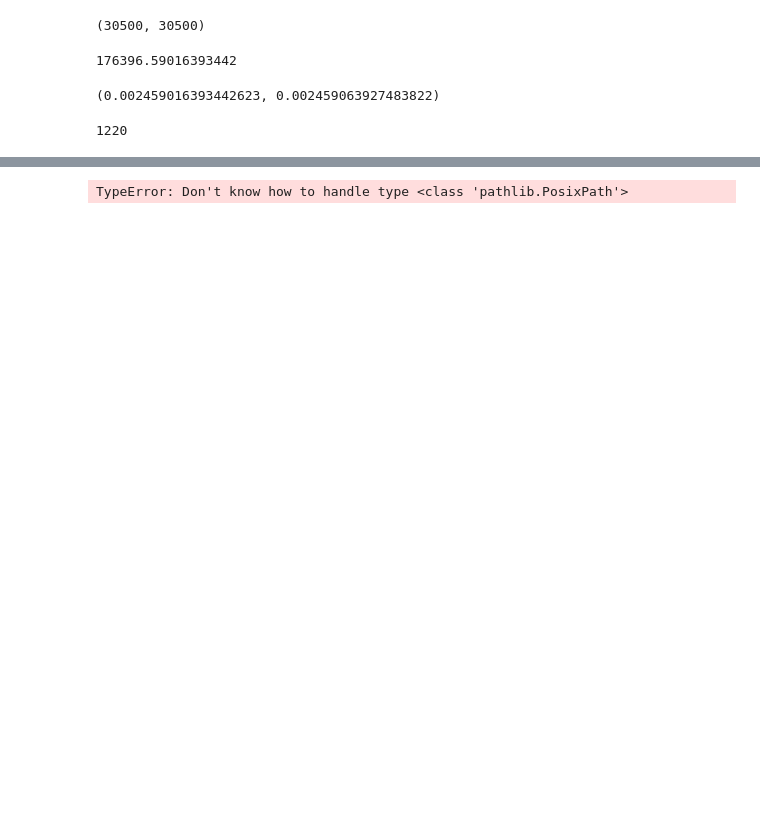
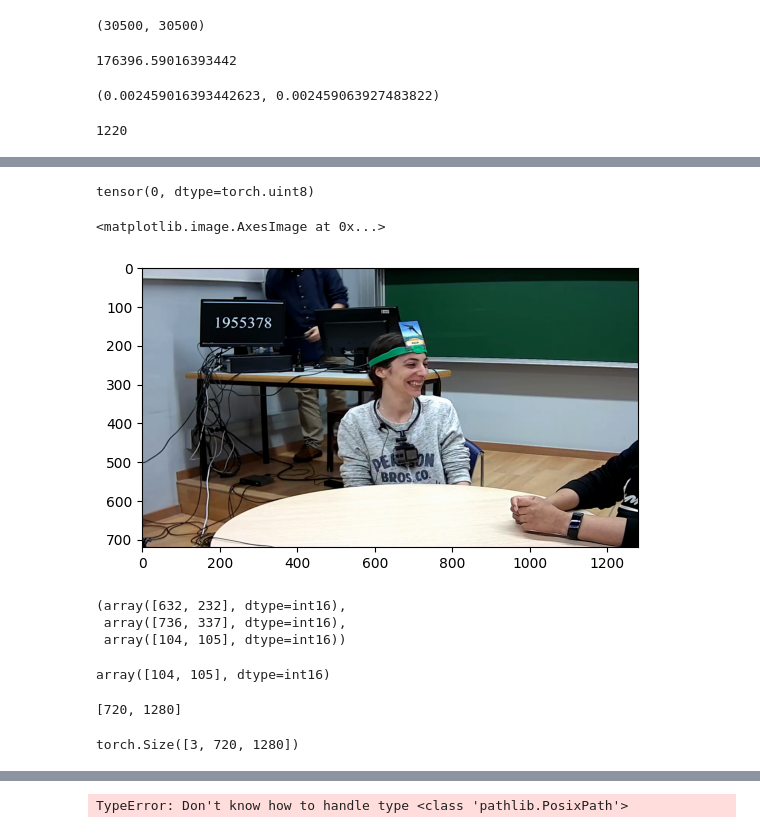
Before and after one commit to csuzs/udiva_regression, a Jupyter notebook: Untitled-1.ipynb, the cells around one changed output, grey strips where cells are left out. Cells and saved outputs as stored; diff of their text form; code cells hidden in the pictures; blank space fills up the shorter version.

```diff
--- a/Untitled-1.ipynb
+++ b/Untitled-1.ipynb
@@ -11,6 +19,6 @@ import sys
 # %%
 l = list(f.keys())
 # %%
-vr = VideoReader("002003/video/FC1_a.mp4")
-ar = AudioReader("002003/video/FC1_a.mp4",sample_rate=44100,mono=False)
+vr = VideoReader("train/recordings/animals_recordings_train/002003/FC1_A.mp4",)
+ar = AudioReader("train/recordings/animals_recordings_train/002003/FC1_A.mp4",sample_rate=44100,mono=False)
 # %%
@@ -58,0 +66,6 @@ from pathlib import Path
+# %%
+img = vr[0]
+# %%
+img.min()
+# %% [output]
+tensor(0, dtype=torch.uint8)
@@ -58,0 +75,9 @@ from pathlib import Path
+# %%
+img = img[:,:,[1,0,2]]
+# %%
+img = 255 - img
+# %%
+plt.imshow(img)
+# %% [output]
+<matplotlib.image.AxesImage at 0x...>
+[figure, added]
@@ -58,0 +88,11 @@ from pathlib import Path
+# %%
+min_vals,max_vals,max_vals-min_vals
+# %% [output]
+(array([632, 232], dtype=int16),
+ array([736, 337], dtype=int16),
+ array([104, 105], dtype=int16))
+# %%
+diffs = max_vals-min_vals
+diffs
+# %% [output]
+array([104, 105], dtype=int16)
@@ -58,0 +103,4 @@ from pathlib import Path
+# %%
+list(img_ten.shape)[1:]
+# %% [output]
+[720, 1280]
@@ -58,0 +109,4 @@ from pathlib import Path
+# %%
+faceimg.shape
+# %% [output]
+torch.Size([3, 720, 1280])
```
Also changed, not shown: parts of 40 cells of this notebook, 3 other files.
